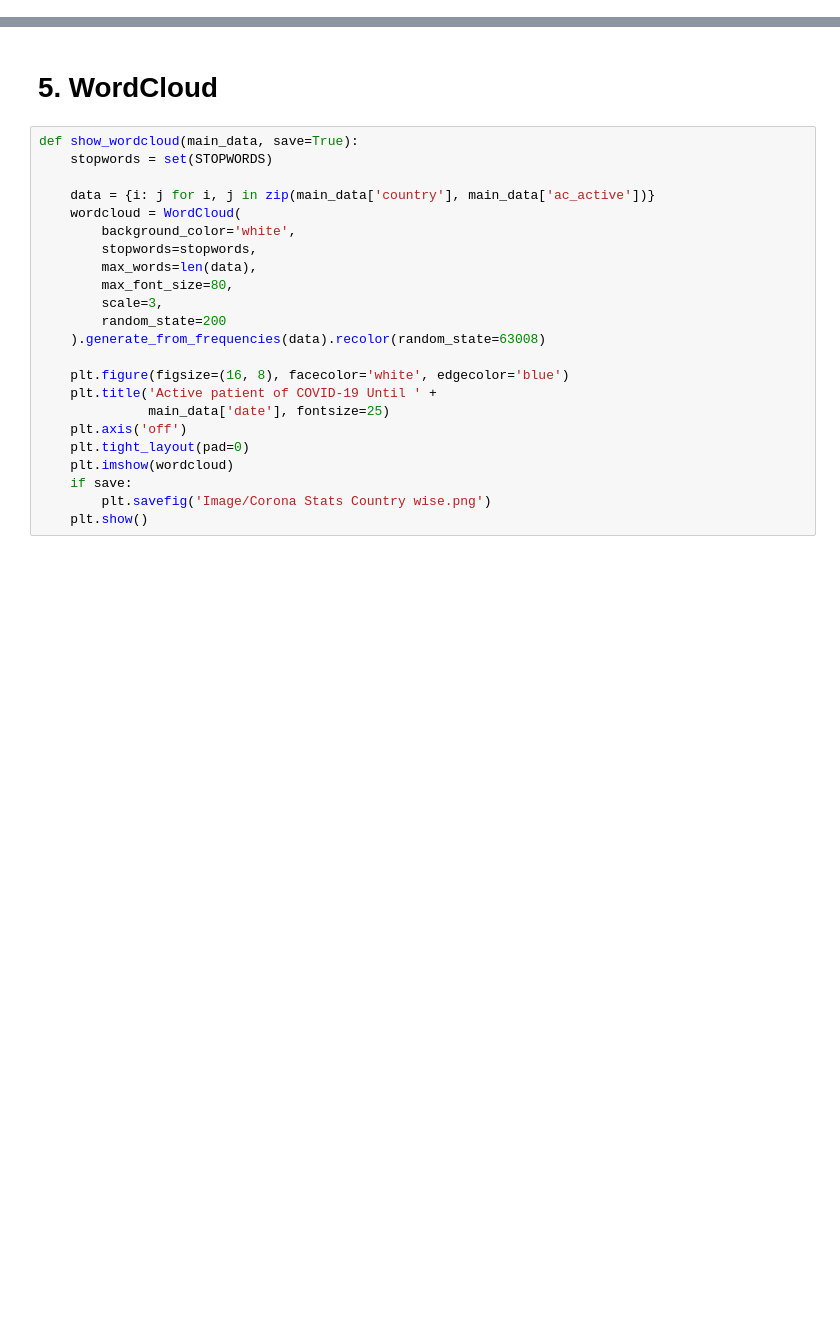
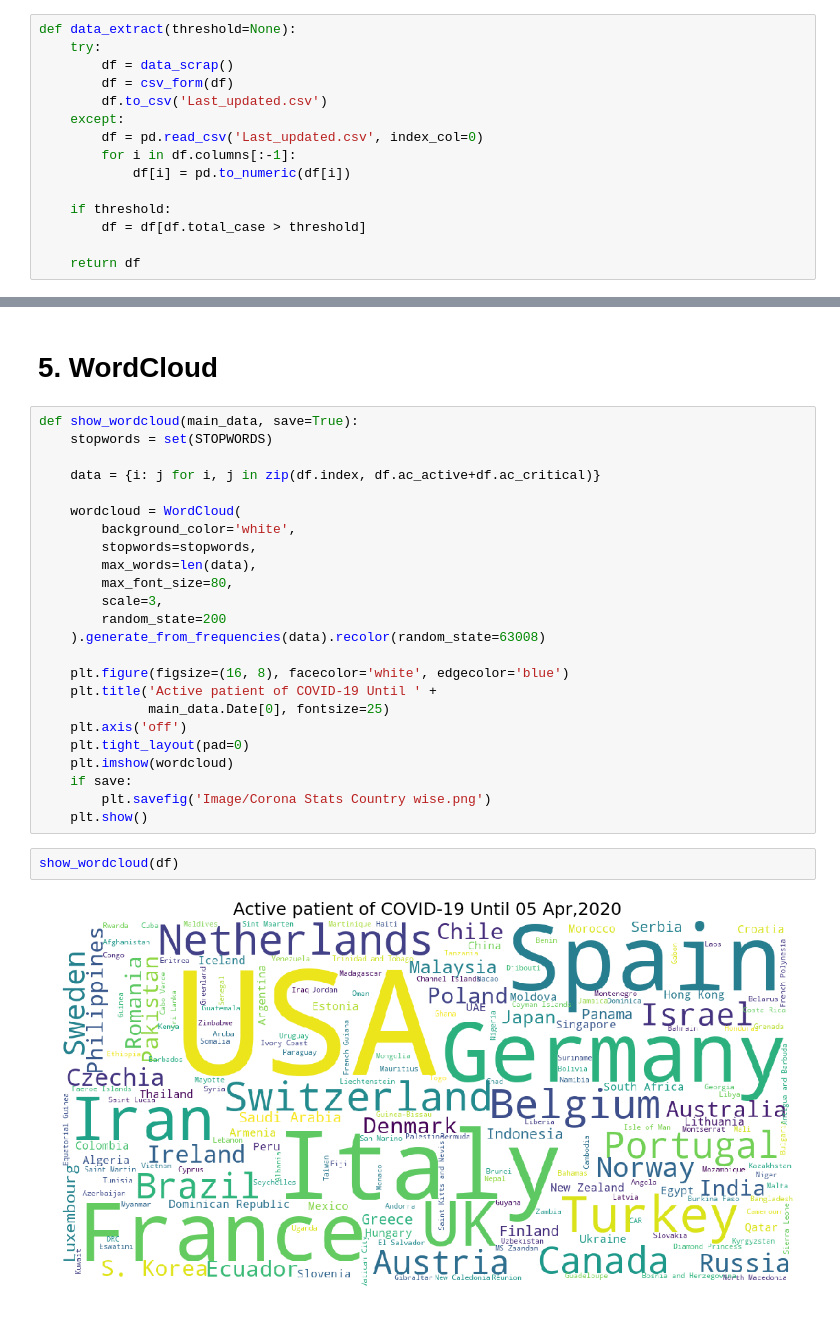
Before and after one commit to Mazhar004/python-data-visualization, a Jupyter notebook: Corona Affected Country/Corona statistics.ipynb, the cells around one changed output, grey strips where cells are left out. Drawn from its saved outputs; the diff is of its cells as text; blank space fills up the shorter version.

Commit message:
Update corona csv data structure

```diff
--- a/Corona Affected Country/Corona statistics.ipynb
+++ b/Corona Affected Country/Corona statistics.ipynb
@@ -117,0 +84,15 @@ def data_plot(main_data, save=True):
+# %%
+def data_extract(threshold=None):
+    try:
+        df = data_scrap()
+        df = csv_form(df)
+        df.to_csv('Last_updated.csv')
+    except:
+        df = pd.read_csv('Last_updated.csv', index_col=0)
+        for i in df.columns[:-1]:
+            df[i] = pd.to_numeric(df[i])
+
+    if threshold:
+        df = df[df.total_case > threshold]
+
+    return df
@@ -121,7 +104,8 @@ def data_plot(main_data, save=True):
 def show_wordcloud(main_data, save=True):
     stopwords = set(STOPWORDS)
 
-    data = {i: j for i, j in zip(main_data['country'], main_data['ac_active'])}
+    data = {i: j for i, j in zip(df.index, df.ac_active+df.ac_critical)}
+
     wordcloud = WordCloud(
         background_color='white',
         stopwords=stopwords,
@@ -133,11 +117,15 @@ def show_wordcloud(main_data, save=True):
 
     plt.figure(figsize=(16, 8), facecolor='white', edgecolor='blue')
     plt.title('Active patient of COVID-19 Until ' +
-              main_data['date'], fontsize=25)
+              main_data.Date[0], fontsize=25)
     plt.axis('off')
     plt.tight_layout(pad=0)
     plt.imshow(wordcloud)
     if save:
         plt.savefig('Image/Corona Stats Country wise.png')
     plt.show()
+# %%
+show_wordcloud(df)
+# %% [output]
+[figure, added]
 # %% [markdown]
```
Also changed, not shown: parts of 21 cells of this notebook, 9 other files.
